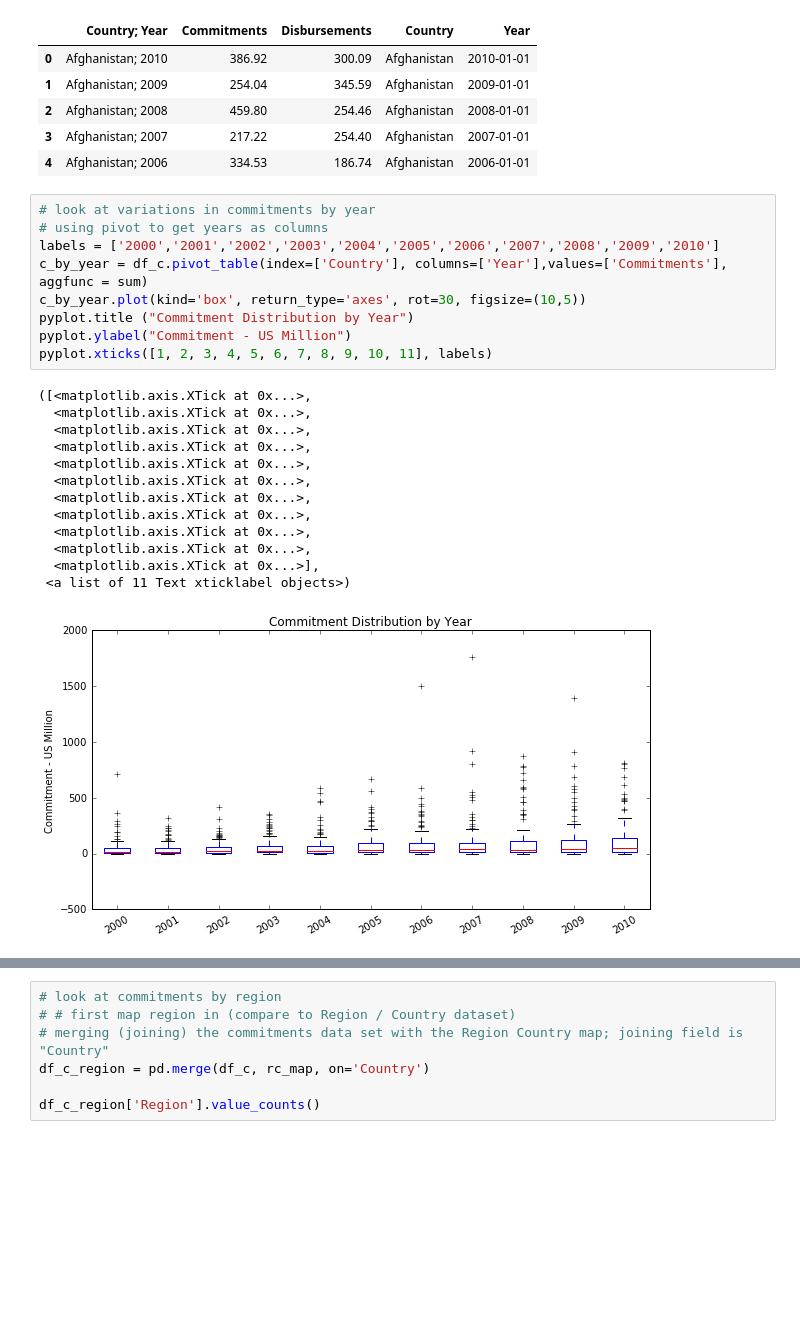
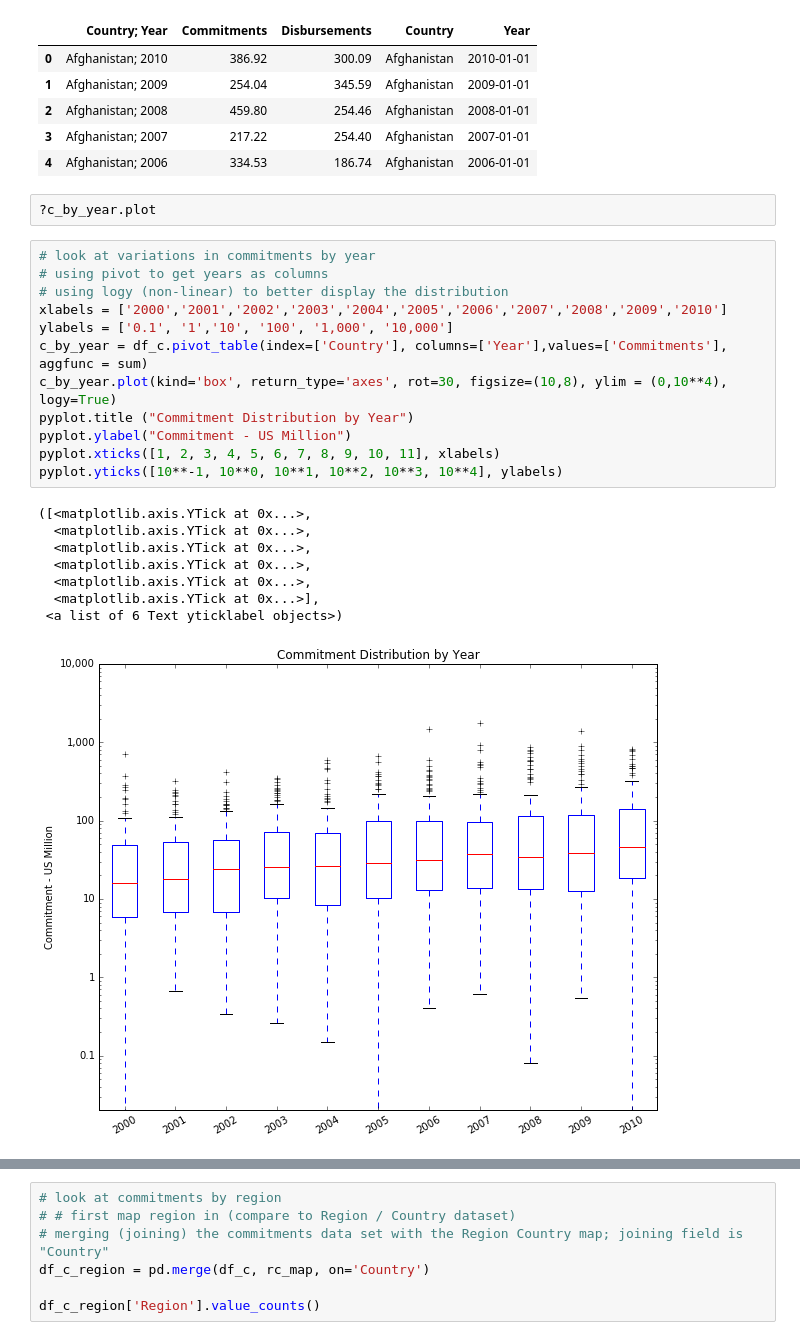
Before and after one commit to brychung/hello-world, a Jupyter notebook: AndreaDominicSarah/project/Lab Notebook SK AP DD.ipynb, the cells around one changed output, grey strips where cells are left out. Cells and saved outputs as stored; diff of their text form; blank space fills up the shorter version.

```diff
--- a/AndreaDominicSarah/project/Lab Notebook SK AP DD.ipynb
+++ b/AndreaDominicSarah/project/Lab Notebook SK AP DD.ipynb
@@ -493,29 +493,29 @@ df_c.head()
 | 2 | Afghanistan; 2008 | 459.80 | 254.46 | Afghanistan | 2008-01-01 |
 | 3 | Afghanistan; 2007 | 217.22 | 254.40 | Afghanistan | 2007-01-01 |
 | 4 | Afghanistan; 2006 | 334.53 | 186.74 | Afghanistan | 2006-01-01 |
+# %%
+?c_by_year.plot
 # %%
 # look at variations in commitments by year
 # using pivot to get years as columns
-labels = ['2000','2001','2002','2003','2004','2005','2006','2007','2008','2009','2010']
+# using logy (non-linear) to better display the distribution
+xlabels = ['2000','2001','2002','2003','2004','2005','2006','2007','2008','2009','2010']
+ylabels = ['0.1', '1','10', '100', '1,000', '10,000']
 c_by_year = df_c.pivot_table(index=['Country'], columns=['Year'],values=['Commitments'], aggfunc = sum)
-c_by_year.plot(kind='box', return_type='axes', rot=30, figsize=(10,5))
+c_by_year.plot(kind='box', return_type='axes', rot=30, figsize=(10,8), ylim = (0,10**4), logy=True)
 pyplot.title ("Commitment Distribution by Year")
 pyplot.ylabel("Commitment - US Million")
-pyplot.xticks([1, 2, 3, 4, 5, 6, 7, 8, 9, 10, 11], labels)
+pyplot.xticks([1, 2, 3, 4, 5, 6, 7, 8, 9, 10, 11], xlabels)
+pyplot.yticks([10**-1, 10**0, 10**1, 10**2, 10**3, 10**4], ylabels)
 # %% [output]
-([<matplotlib.axis.XTick at 0x...>,
-  <matplotlib.axis.XTick at 0x...>,
-  <matplotlib.axis.XTick at 0x...>,
-  <matplotlib.axis.XTick at 0x...>,
-  <matplotlib.axis.XTick at 0x...>,
-  <matplotlib.axis.XTick at 0x...>,
-  <matplotlib.axis.XTick at 0x...>,
-  <matplotlib.axis.XTick at 0x...>,
-  <matplotlib.axis.XTick at 0x...>,
-  <matplotlib.axis.XTick at 0x...>,
-  <matplotlib.axis.XTick at 0x...>],
- <a list of 11 Text xticklabel objects>)
+([<matplotlib.axis.YTick at 0x...>,
+  <matplotlib.axis.YTick at 0x...>,
+  <matplotlib.axis.YTick at 0x...>,
+  <matplotlib.axis.YTick at 0x...>,
+  <matplotlib.axis.YTick at 0x...>,
+  <matplotlib.axis.YTick at 0x...>],
+ <a list of 6 Text yticklabel objects>)
-[figure, old version]
+[figure, new version]
 # %%
 # distribution of committed aid across years
 commitments_by_country['Commitments'].mean().hist(bins=25)
```
Also changed, not shown: parts of 29 cells of this notebook.
